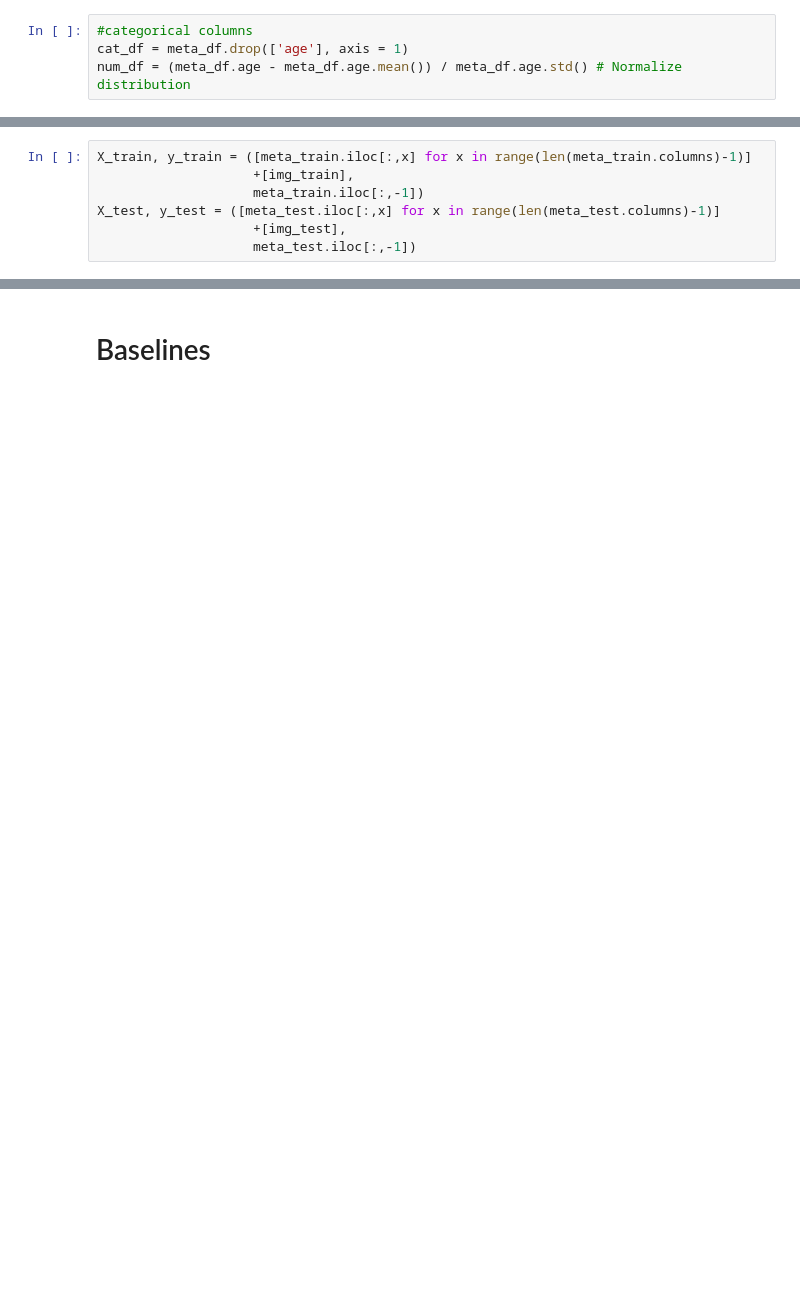
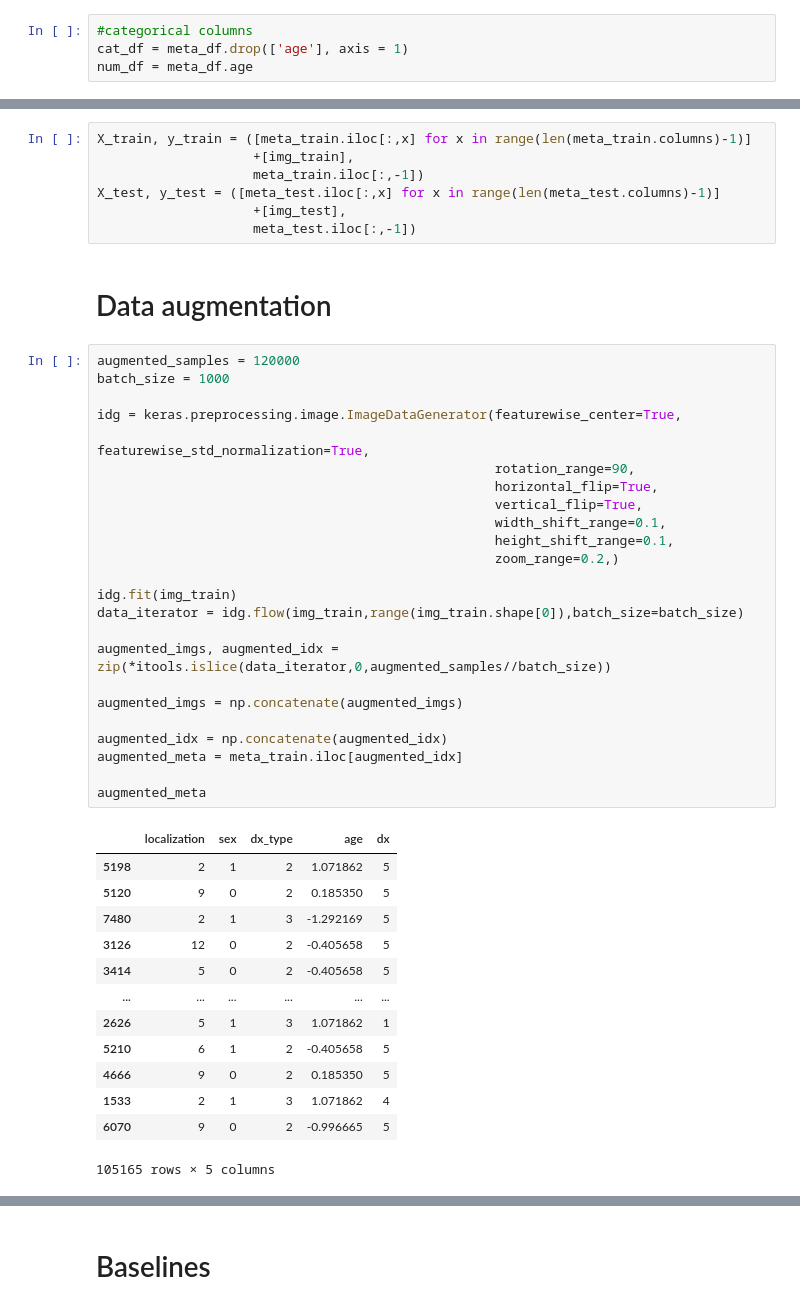
Before and after one commit to e-lubrini/pseudo-labelling, a Jupyter notebook: PseudoLabelingDemo.ipynb, the cells around one changed output, grey strips where cells are left out. Saved outputs shown, nothing was run; the diff lists cells and outputs as text; blank space fills up the shorter version.

Commit message:
data augmentation

```diff
--- a/PseudoLabelingDemo.ipynb
+++ b/PseudoLabelingDemo.ipynb
@@ -349,7 +336,7 @@ meta_df.head()
 # %%
 #categorical columns
 cat_df = meta_df.drop(['age'], axis = 1)
-num_df = (meta_df.age - meta_df.age.mean()) / meta_df.age.std() # Normalize distribution
+num_df = meta_df.age
 # %%
 le = LabelEncoder()
 cat_df_e = cat_df.apply(LabelEncoder().fit_transform)
@@ -384,3 +380,43 @@ X_train, y_train = ([meta_train.iloc[:,x] for x in range(len(meta_train.columns)
 X_test, y_test = ([meta_test.iloc[:,x] for x in range(len(meta_test.columns)-1)]
                     +[img_test],
                     meta_test.iloc[:,-1])
+# %% [markdown]
+# Data augmentation
+# %%
+augmented_samples = 120000
+batch_size = 1000
+
+idg = keras.preprocessing.image.ImageDataGenerator(featurewise_center=True,
+                                                   featurewise_std_normalization=True,
+                                                   rotation_range=90,
+                                                   horizontal_flip=True,
+                                                   vertical_flip=True,
+                                                   width_shift_range=0.1,
+                                                   height_shift_range=0.1,
+                                                   zoom_range=0.2,)
+
+idg.fit(img_train)
+data_iterator = idg.flow(img_train,range(img_train.shape[0]),batch_size=batch_size)
+
+augmented_imgs, augmented_idx = zip(*itools.islice(data_iterator,0,augmented_samples//batch_size))
+
+augmented_imgs = np.concatenate(augmented_imgs)
+
+augmented_idx = np.concatenate(augmented_idx)
+augmented_meta = meta_train.iloc[augmented_idx]
+
+augmented_meta
+# %% [output]
+|  | localization | sex | dx_type | age | dx |
+| 5198 | 2 | 1 | 2 | 1.071862 | 5 |
+| 5120 | 9 | 0 | 2 | 0.185350 | 5 |
+| 7480 | 2 | 1 | 3 | -1.292169 | 5 |
+| 3126 | 12 | 0 | 2 | -0.405658 | 5 |
+| 3414 | 5 | 0 | 2 | -0.405658 | 5 |
+| ... | ... | ... | ... | ... | ... |
+| 2626 | 5 | 1 | 3 | 1.071862 | 1 |
+| 5210 | 6 | 1 | 2 | -0.405658 | 5 |
+| 4666 | 9 | 0 | 2 | 0.185350 | 5 |
+| 1533 | 2 | 1 | 3 | 1.071862 | 4 |
+| 6070 | 9 | 0 | 2 | -0.996665 | 5 |
+105165 rows × 5 columns
```
Also changed, not shown: parts of 22 cells of this notebook, 1 other file.
